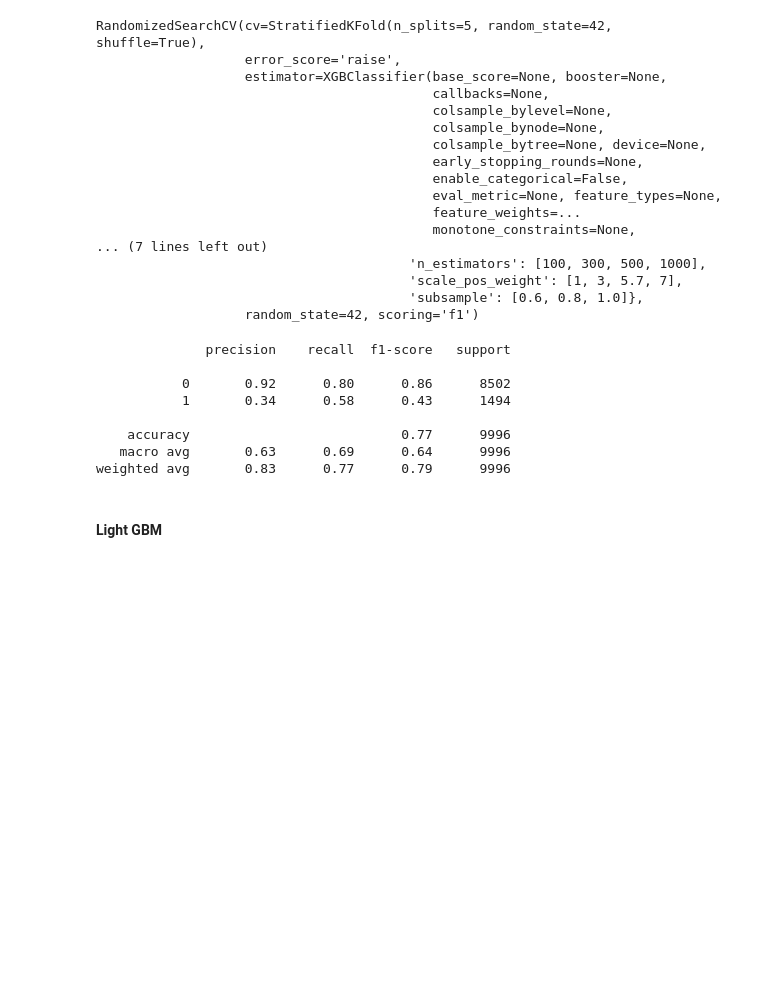
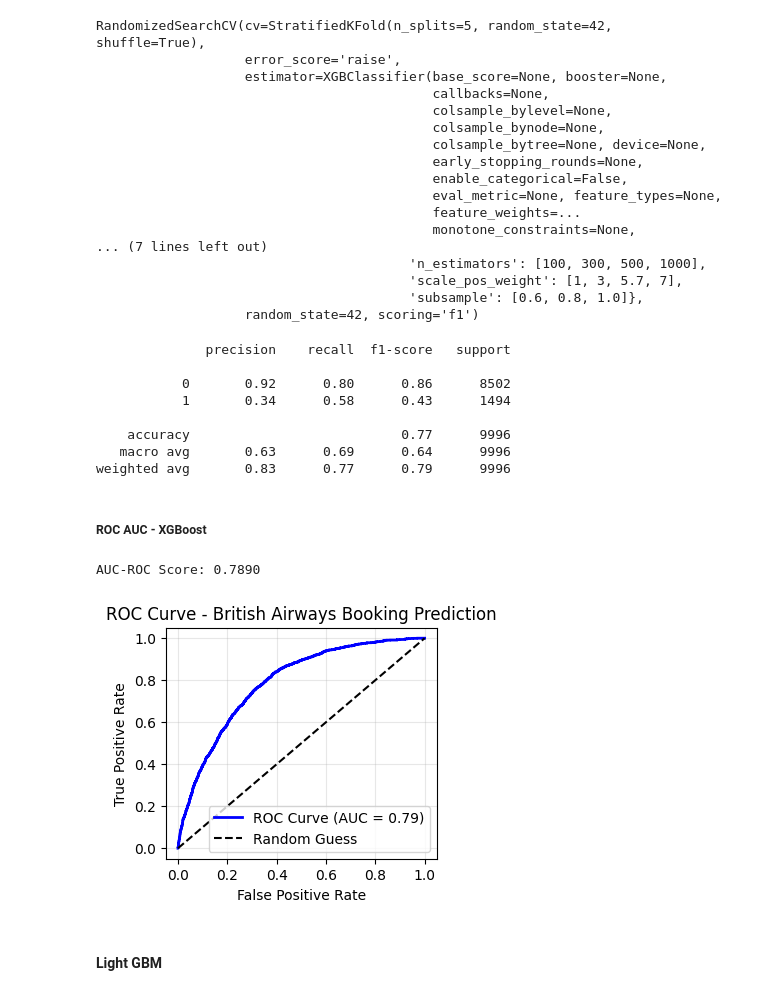
Before and after one commit to raaja-snd/British-Airways-buying-behaviour, a Jupyter notebook: notebook/ba_customer_booking.ipynb, the cells around one changed output. Drawn from its saved outputs; the diff is of its cells as text; code cells hidden in the pictures; blank space fills up the shorter version.

```diff
--- a/notebook/ba_customer_booking.ipynb
+++ b/notebook/ba_customer_booking.ipynb
@@ -486,6 +537,28 @@ print(classification_report(y_test,xgb_pred))
     accuracy                           0.77      9996
    macro avg       0.63      0.69      0.64      9996
 weighted avg       0.83      0.77      0.79      9996
+# %% [markdown]
+##### ROC AUC - XGBoost
+# %%
+y_probs_xgb = xgb_cv.best_estimator_.predict_proba(X_test_processed)[:, 1]
+
+auc_score = roc_auc_score(y_test, y_probs_xgb)
+print(f"AUC-ROC Score: {auc_score:.4f}")
+
+fpr, tpr, thresholds = roc_curve(y_test, y_probs_xgb)
+
+plt.figure(figsize=(3.5, 3))
+plt.plot(fpr, tpr, label=f'ROC Curve (AUC = {auc_score:.2f})', color='blue', lw=2)
+plt.plot([0, 1], [0, 1], 'k--', label='Random Guess') # Diagonal line
+plt.xlabel('False Positive Rate')
+plt.ylabel('True Positive Rate')
+plt.title('ROC Curve - British Airways Booking Prediction')
+plt.legend(loc='lower right')
+plt.grid(alpha=0.3)
+plt.show()
+# %% [output]
+AUC-ROC Score: 0.7890
+[figure, added]
 # %% [markdown]
 #### Light GBM
 # %%
```
Also changed, not shown: parts of 20 cells of this notebook, 4 other files.
